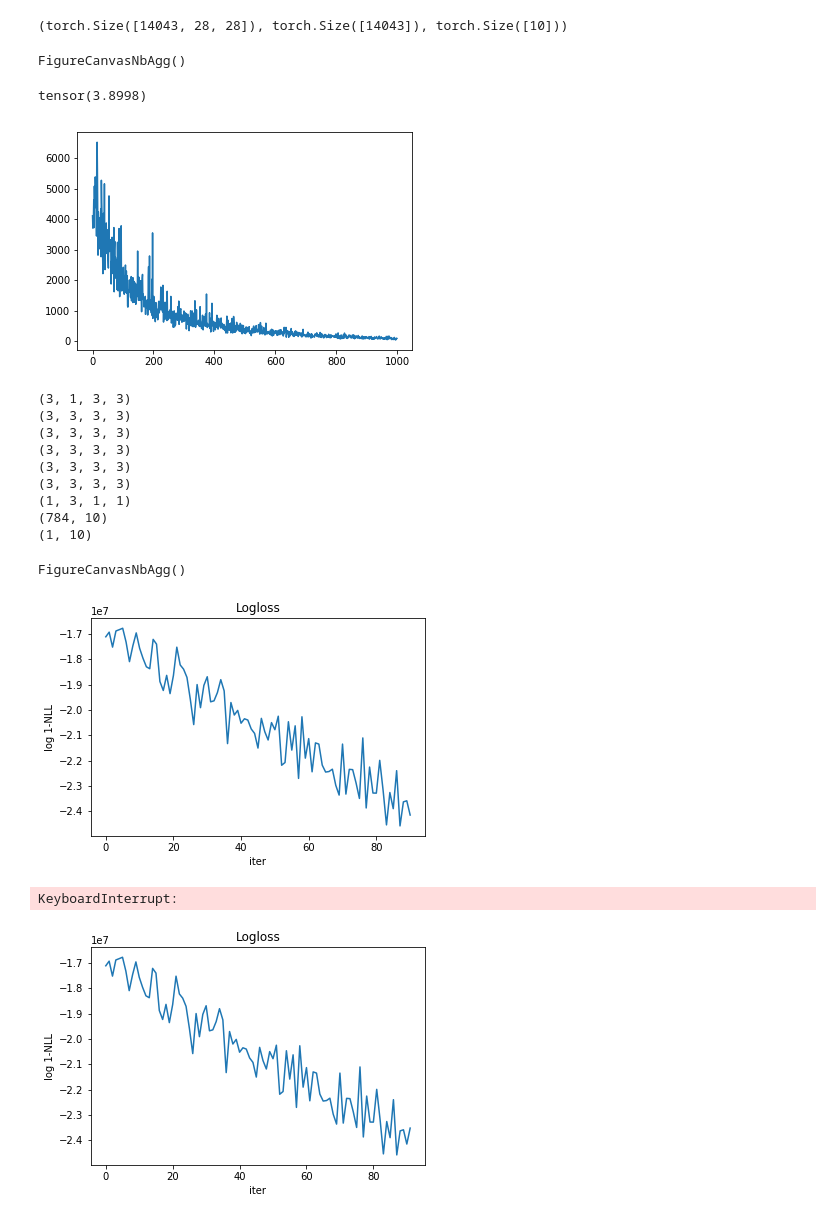
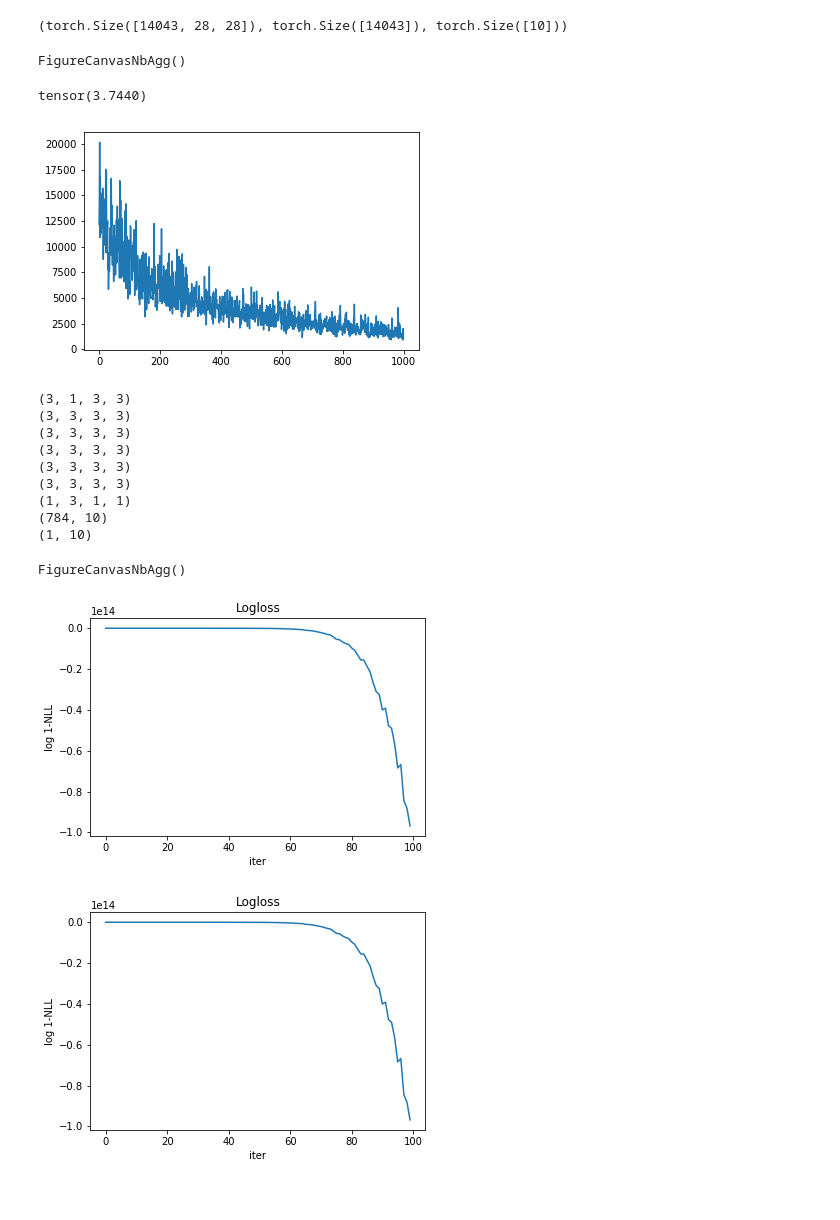
Before and after one commit to SomeoneSerge/skt_deeplearning, a Jupyter notebook: HW2/homework_part1.ipynb, the cells around one changed output. Cells and saved outputs as stored; diff of their text form; code cells hidden in the pictures.

```diff
--- a/HW2/homework_part1.ipynb
+++ b/HW2/homework_part1.ipynb
@@ -309,7 +309,10 @@ import abc
 class ParameterizedModel(abc.ABC):
     def __init__(self):
         self.training = True
-    def set_mode(training: bool):
+    def set_mode(self, training: bool, recursive: bool = True):
+        if self.training != training and recursive:
+            for p in self.parameters():
+                p.requires_grad_(training)
         self.training = training
     @abc.abstractmethod
     def forward(self, input):
@@ -330,23 +333,21 @@ class Sequential(ParameterizedModel):
         return input
     def parameters(self):
         return sum(map(lambda x: x.parameters(), self.layers), tuple())
-    def set_mode(training: bool):
-        self.training = training
+    def set_mode(self, training: bool):
+        super(Sequential, self).set_mode(training, recursive=False)
         for layer in self.layers:
             layer.set_mode(training)
 
-class Linear:
+class Linear(ParameterizedModel):
     def __init__(self, n_in, n_out, bias=True):
         super(Linear, self).__init__()
         self.mat = torch.Tensor(n_in,
                                 n_out) # row-centric
         self.bias = torch.Tensor(1, n_out)
-
     def forward(self, input):
         input = input @ self.mat # malloc
         input += self.bias
         return input
-
     def parameters(self):
         return (self.mat, self.bias)
 
@@ -384,12 +385,12 @@ class Combine(ParameterizedModel):
                                 for layer in self.layers])
     def parameters(self):
         return sum(map(lambda x: x.parameters(), self.layers), tuple())
-    def set_mode(training: bool):
-        self.training = training
+    def set_mode(self, training: bool):
+        super(Combine, self).set_mode(training, recursive=False)
         for layer in self.layers:
             layer.set_mode(training)
 
-class Identity:
+class Identity(ParameterizedModel):
     def forward(self, input):
         return input
     def parameters(self):
@@ -446,7 +447,7 @@ class WarnAboutNans(ParameterizedModel):
     def parameters(self):
         return tuple()
 
-class FinalModel:
+class FinalModel(ParameterizedModel):
     def __init__(self, model, n_tests=128, seed=42):
         """
 `FinalModel(model)` is used to deploy the `model`, meaning:
@@ -461,21 +462,12 @@ class FinalModel:
         self.n_tests = n_tests
         self.seed = seed
     def forward(self, input):
-        saved_state = torch.get_rng_state()
-        model = self.model
+        training = self.model.training
         try:
-            torch.manual_seed(self.seed)
-            #outputs = input.repeat(self.n_tests, *tuple(input.shape))
-            #outputs = model.forward(outputs)
-            #outputs.mean(dim=0, keepdim=False)
-            outputs = model.forward(input)
-            outputs.div_(self.n_tests*1.)
-            for i in range(1, self.n_tests):
-                outputs += model.forward(input)/self.n_tests # TODO: admm
-            outputs.softmax(-1)
-            return outputs
+            self.model.set_mode(training=False)
+            return self.model.forward(input)
         finally:
-            torch.set_rng_state(saved_state)
+            self.model.set_mode(training=training)
     def predict(self, input):
         """
         images: `torch.tensor` of shape `batch_size x height x width`
@@ -487,7 +479,8 @@ class FinalModel:
         """
         meas = self.forward(input)
         return meas.argmax(-1)
-
+    def parameters(self):
+        return self.model.parameters()
 #
 # End of modeling part.
 # ---
@@ -637,8 +629,8 @@ test_adam()
 plt.show()
 # %% [output]
 FigureCanvasNbAgg()
-tensor(3.8998)
+tensor(3.7440)
-[figure, old version]
+[figure, new version]
 # %%
 class AddExplicitChannel(ParameterizedModel):
     def forward(self, input):
@@ -676,38 +668,37 @@ print('\n'.join([str(tuple(x.shape)) for x in trainable_model.parameters()]))
 
 # Your code here (train the model)
 def do(n_epochs):
     fig, ax = plt.subplots()
     handle = display(None, display_id=True)
-    opt = Adam(trainable_model.parameters(), .01)
+    opt = Adam(trainable_model.parameters(), .5)
     loss_history = []
     def epoch_posthook(loss):
-        loss_history.append(loss)
+        loss_history.append(float(loss))
         ax.clear()
         ax.set_title('Logloss')
         ax.set_xlabel('iter')
         ax.set_ylabel('log 1-NLL')
         ax.plot(loss_history)
         fig.canvas.draw()
         handle.update(fig)
     opt.register_epoch_posthook(epoch_posthook)
     loss = crossentropy
     opt.evolve(trainable_model, loss, make_batch_stream(X_train, y_train, 100), n_epochs)
 
 do(100)
 # %% [output]
 (3, 1, 3, 3)
 (3, 3, 3, 3)
 (3, 3, 3, 3)
 (3, 3, 3, 3)
 (3, 3, 3, 3)
 (3, 3, 3, 3)
 (1, 3, 1, 1)
 (784, 10)
 (1, 10)
 FigureCanvasNbAgg()
-[figure, old version]
+[figure, new version]
-KeyboardInterrupt:
-[figure, old version]
+[figure, new version]
 # %%
 train_acc = accuracy(model, X_train, y_train) * 100
 test_acc = accuracy(model, X_test, y_test) * 100
```
Also changed, not shown: parts of 2 cells of this notebook.
